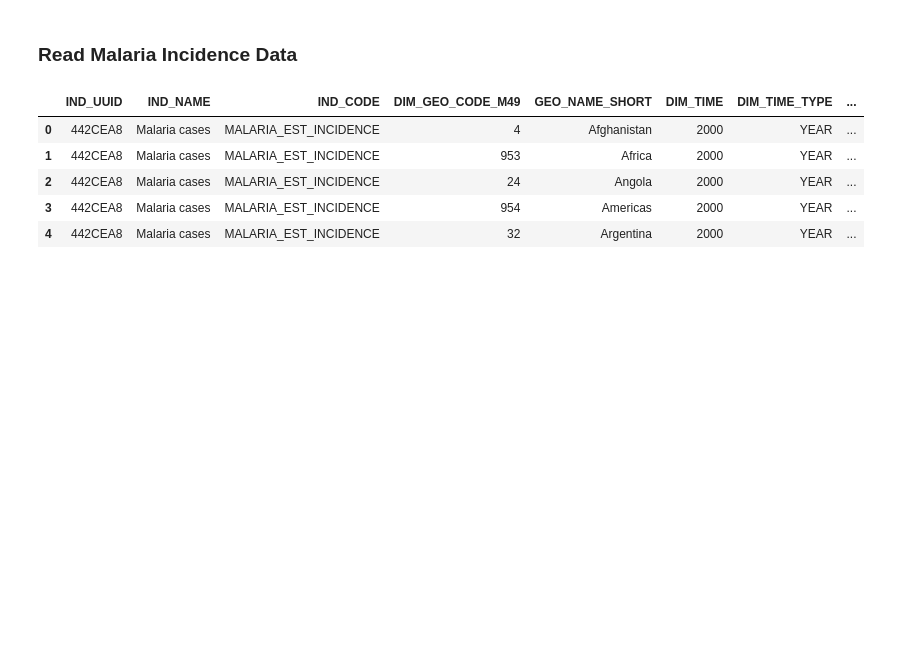
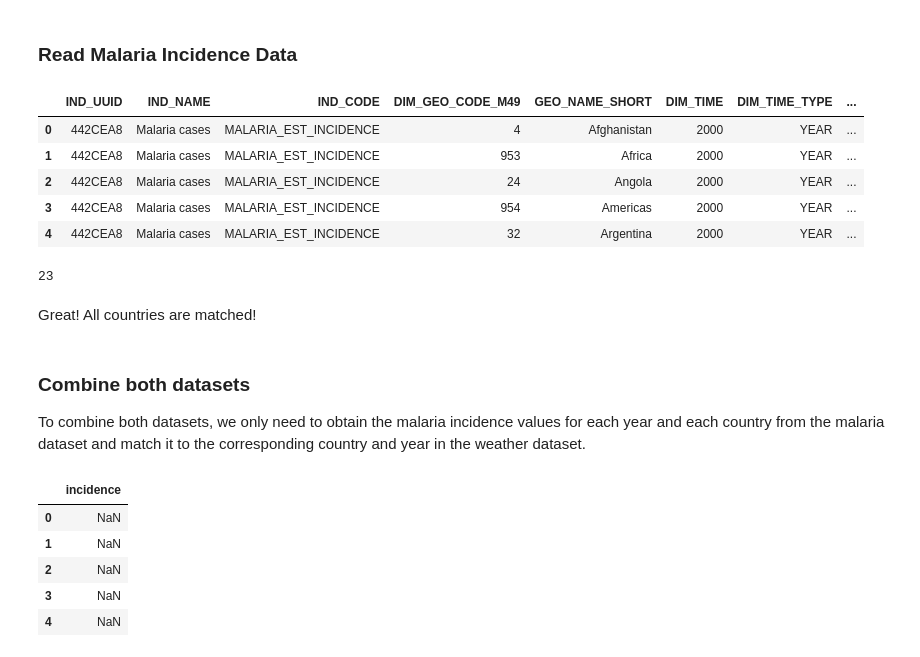
Before and after one commit to CyrilleMesue/malaria-incidence-prediction, a Jupyter notebook: Data Processing.ipynb, the cells around one changed output. Drawn from its saved outputs; the diff is of its cells as text; code cells hidden in the pictures; blank space fills up the shorter version.

```diff
--- a/Data Processing.ipynb
+++ b/Data Processing.ipynb
@@ -102,7 +102,7 @@ for df in data_frames["tasmax"]:
         for j in range(2,df.shape[1]):
             tasmax_value = df.iloc[i,j]
             country = df["name"][i]
-            year = df.columns[j].split("-")[0]
+            year = df.columns[j].split("-")[0].strip()
             tasmax_data["average_maximum_surface_air_temp"][k] = tasmax_value
             tasmax_data["country"][k] = country
             tasmax_data["year"][k] = year
@@ -221,3 +221,61 @@ malaria_data.head()
 | 2 | 442CEA8 | Malaria cases | MALARIA_EST_INCIDENCE | 24 | Angola | 2000 | YEAR | ... |
 | 3 | 442CEA8 | Malaria cases | MALARIA_EST_INCIDENCE | 954 | Americas | 2000 | YEAR | ... |
 | 4 | 442CEA8 | Malaria cases | MALARIA_EST_INCIDENCE | 32 | Argentina | 2000 | YEAR | ... |
+# %%
+# rename "The Gambia" to "Gambia" and "São Tomé and Príncipe" to "Sao Tome and Principe"
+combined_weather_data_df = combined_weather_data_df.replace(["The Gambia", "São Tomé and Príncipe"], ["Gambia", "Sao Tome and Principe"])
+
+countries_in_malaria_data = malaria_data["GEO_NAME_SHORT"].unique()
+west_central_african_countries = combined_weather_data_df["country"].unique()
+# %%
+# how many west african countries have matched malaria incidence data?
+matched_countries = []
+for country in west_central_african_countries:
+    if country in countries_in_malaria_data:
+        matched_countries.append(country)
+    else:
+        print(country)
+
+print(len(matched_countries))
+# %% [output]
+23
+# %% [markdown]
+Great! All countries are matched!
+# %% [markdown]
+### Combine both datasets
+To combine both datasets, we only need to obtain the malaria incidence values for each year and each country from the malaria dataset and match it to the corresponding country and year in the weather dataset.
+# %%
+combined_weather_data_df["year"] = combined_weather_data_df["year"].astype("int")
+malaria_data["DIM_TIME"] = malaria_data["DIM_TIME"].astype("int")
+malaria_years = [year for year in malaria_data["DIM_TIME"].unique()]
+n = combined_weather_data_df.shape[0]
+m = malaria_data.shape[0]
+
+weather_match_indices = {f'{combined_weather_data_df["country"][i]}_and_{combined_weather_data_df["year"][i]}':i for i in range(n)}
+incidence_matches = [f'{malaria_data["GEO_NAME_SHORT"][i]}_and_{malaria_data["DIM_TIME"][i]}' for i in range(m)]
+
+malaria_incidence_values = {"incidence":{}}
+k=0
+others = []
+for i in range(combined_weather_data_df.shape[0]):
+    year = combined_weather_data_df["year"][i]
+    country = combined_weather_data_df["country"][i]
+    if f"{country}_and_{year}" in incidence_matches:
+        k +=1
+
+        index = np.where((malaria_data["DIM_TIME"] == year) & (malaria_data["GEO_NAME_SHORT"]==country))[0][0]
+        incidence = malaria_data["VALUE_NUMERIC"][index]
+
+    else:
+        incidence = None
+    malaria_incidence_values["incidence"][i] = incidence
+
+incidence_df = pd.DataFrame.from_dict(malaria_incidence_values)
+incidence_df.head()
+# %% [output]
+|  | incidence |
+| 0 | NaN |
+| 1 | NaN |
+| 2 | NaN |
+| 3 | NaN |
+| 4 | NaN |
```
Also changed, not shown: parts of 7 cells of this notebook, 1 other file.
